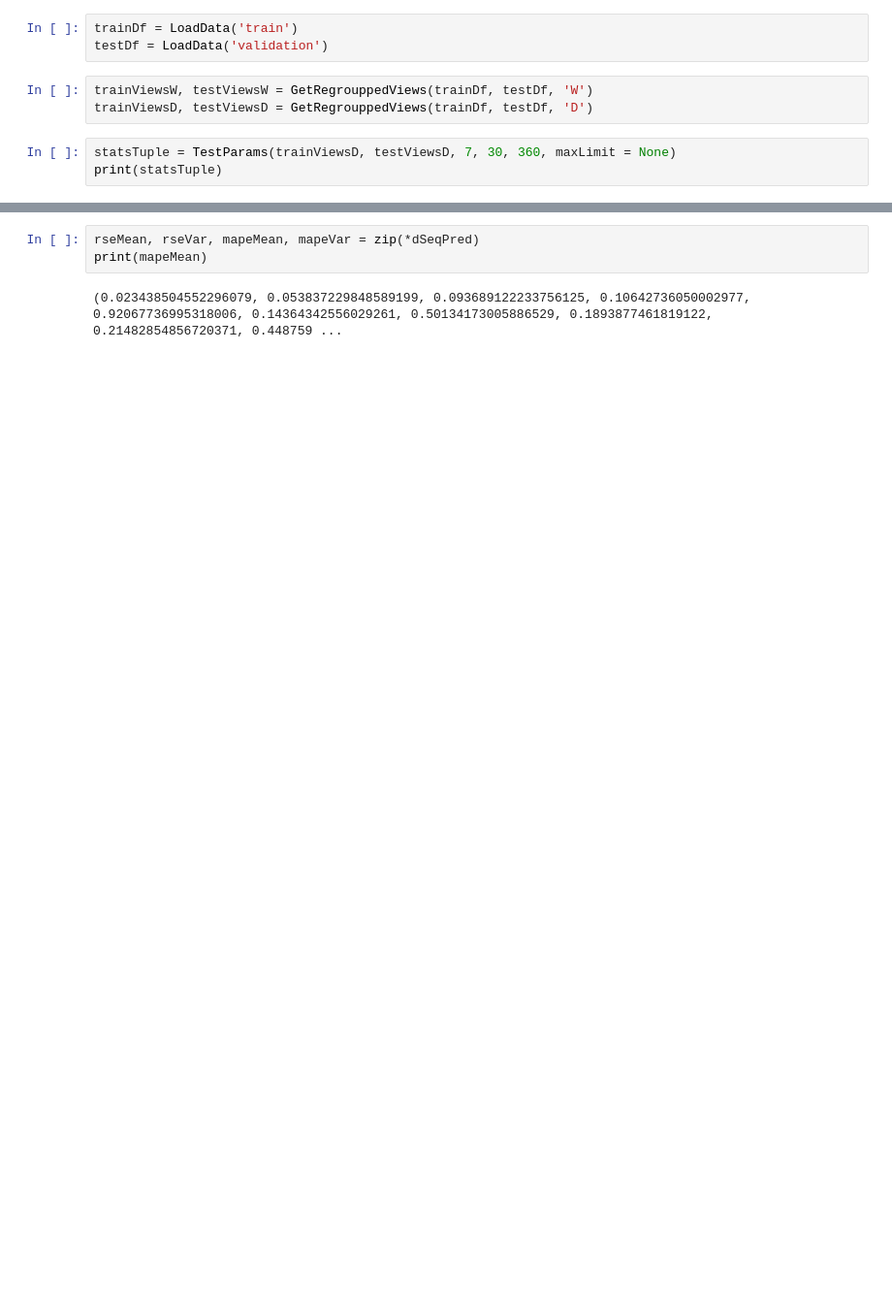
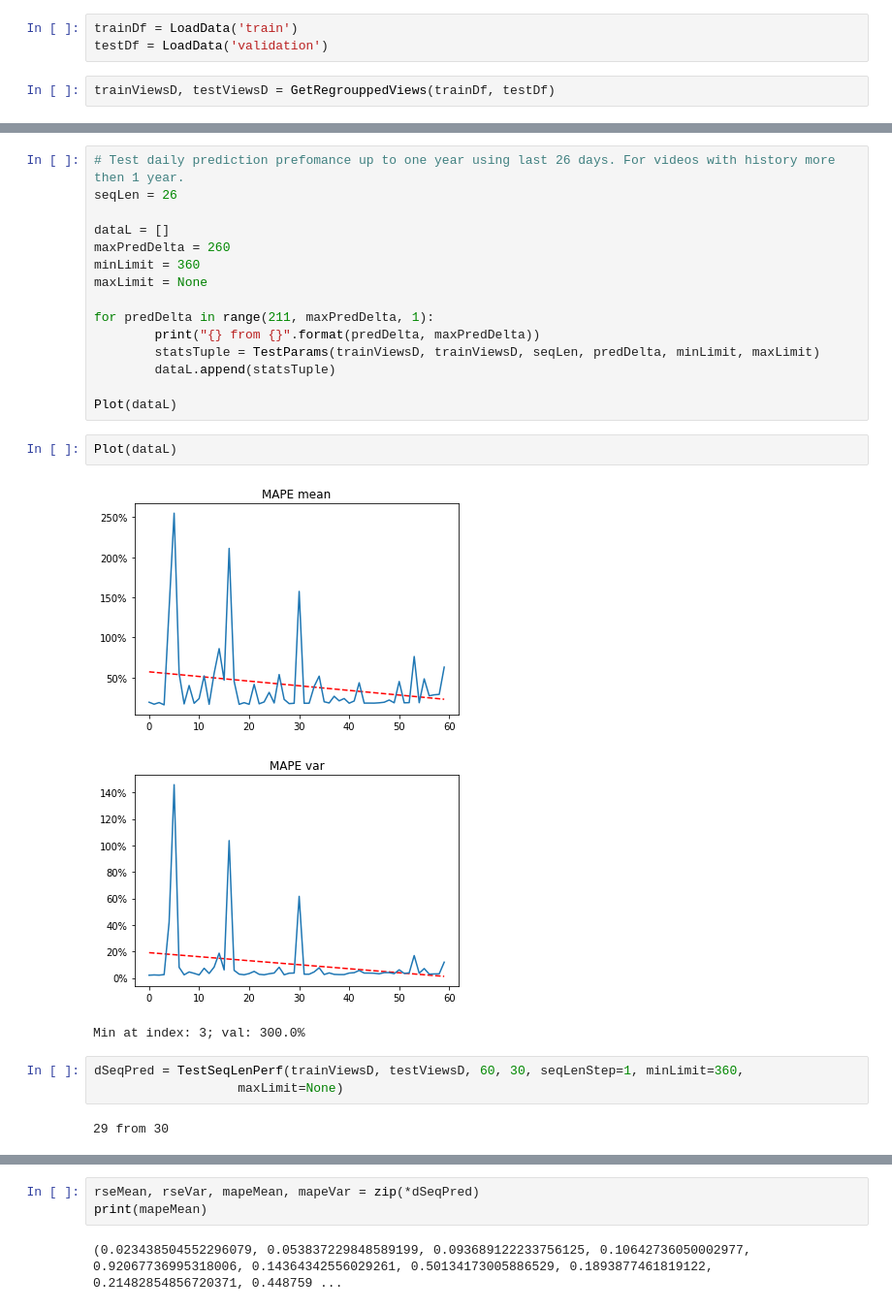
Before and after one commit to snarb/youtubepredictor, a Jupyter notebook: TestHyperParams.ipynb, the cells around one changed output, grey strips where cells are left out. Shown at 97% size. Cells and saved outputs as stored; diff of their text form; blank space fills up the shorter version.

```diff
--- a/TestHyperParams.ipynb
+++ b/TestHyperParams.ipynb
@@ -303,8 +293,4 @@ def TestSeqPredDeltaPerf(listOfTrainVideoViews, listOfTestVideoViews, seqLen, ma
 trainDf = LoadData('train')
 testDf = LoadData('validation')
 # %%
-trainViewsW, testViewsW = GetRegrouppedViews(trainDf, testDf, 'W')
-trainViewsD, testViewsD = GetRegrouppedViews(trainDf, testDf, 'D')
+trainViewsD, testViewsD = GetRegrouppedViews(trainDf, testDf)
-# %%
-statsTuple = TestParams(trainViewsD, testViewsD, 7, 30, 360, maxLimit = None)
-print(statsTuple)
@@ -388,0 +335,26 @@ ValueError: not enough values to unpack (expected 4, got 0)
+# %%
+# Test daily prediction prefomance up to one year using last 26 days. For videos with history more then 1 year.
+seqLen = 26
+
+dataL = []
+maxPredDelta = 260
+minLimit = 360
+maxLimit = None
+
+for predDelta in range(211, maxPredDelta, 1):
+        print("{} from {}".format(predDelta, maxPredDelta))
+        statsTuple = TestParams(trainViewsD, trainViewsD, seqLen, predDelta, minLimit, maxLimit)
+        dataL.append(statsTuple)
+
+Plot(dataL)
+# %%
+Plot(dataL)
+# %% [output]
+[figure, added]
+[figure, added]
+Min at index: 3; val: 300.0%
+# %%
+dSeqPred = TestSeqLenPerf(trainViewsD, testViewsD, 60, 30, seqLenStep=1, minLimit=360,
+                   maxLimit=None)
+# %% [output]
+29 from 30
```
Also changed, not shown: parts of 22 cells of this notebook, 22 other files.
